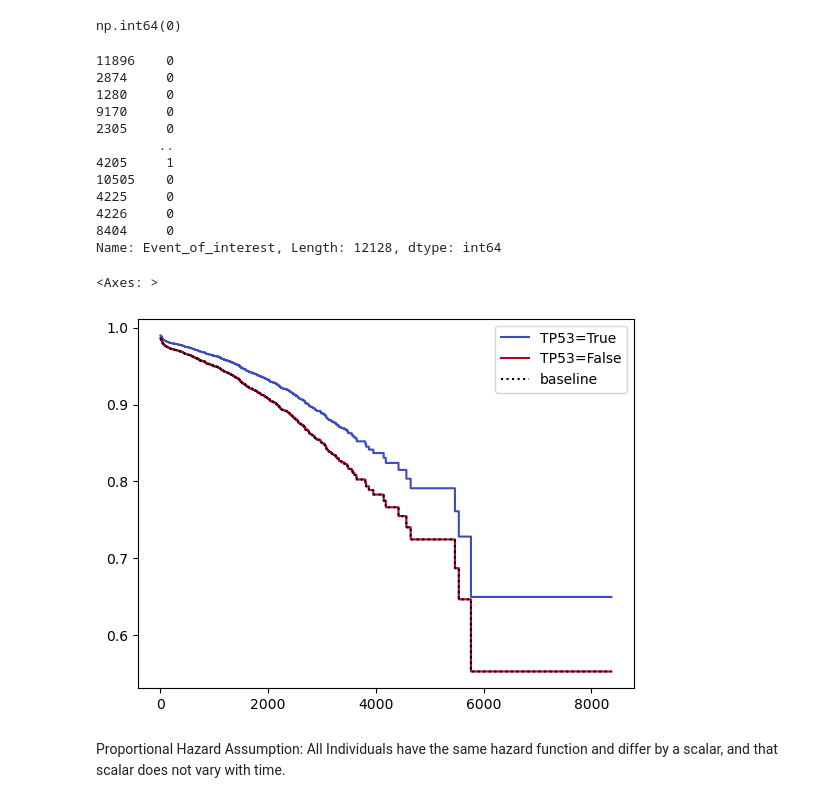
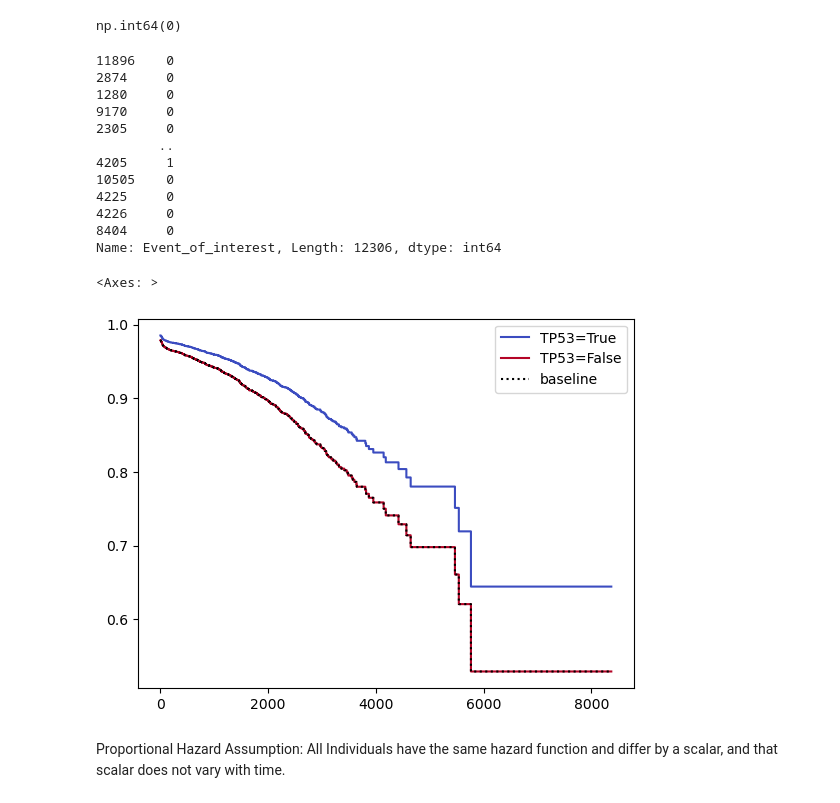
Before and after one commit to Roseille/SurvivalAnalyses, a Jupyter notebook: sample.ipynb, the cells around one changed output. Cells and saved outputs as stored; diff of their text form; code cells hidden in the pictures.

```diff
--- a/sample.ipynb
+++ b/sample.ipynb
@@ -22,9 +22,9 @@ df['SAMPLE_ID'].duplicated().sum()
 np.int64(0)
 # %%
 #If time is negative, set it to 0.
-#sorted_df.loc[sorted_df['DT_SECONDCANCER_DEATH']<0, 'DT_SECONDCANCER_DEATH'] = 0
+sorted_df.loc[sorted_df['DT_SECONDCANCER_DEATH']<0, 'DT_SECONDCANCER_DEATH'] = 0
 #DT_SECONDCANCER_DEATH is Last Date - Start Date, is start date when the patient was diagnosed cancer free from the primary lung cancer and then we're tracking how long it takes for the patient to die or develop second primary lung cancer or is lost to follow up, or is start date the day the patient was diagnosed with the first cancer? The former makes more sense, so I'm assuming the data is left censored and instead of just setting those dates to 0, I'll remove  them.
-sorted_df = sorted_df.loc[(sorted_df['DT_SECONDCANCER_DEATH']>=0).values]
+#sorted_df = sorted_df.loc[(sorted_df['DT_SECONDCANCER_DEATH']>=0).values]
 # %%
 #If we only want 1 to represent the observed effect
 sorted_df['Event_of_interest'] =(sorted_df['ENDPT_SECONDCANCER_DEATH'] == 1).astype(int)
@@ -41,16 +41,16 @@ sorted_df['Event_of_interest']
 4225     0
 4226     0
 8404     0
-Name: Event_of_interest, Length: 12128, dtype: int64
+Name: Event_of_interest, Length: 12306, dtype: int64
 # %%
 #Filter the df so that I don't get a value error because of the text columns...
-cph_df = sorted_df[['DT_SECONDCANCER_DEATH', 'Event_of_interest', 'TP53', 'CURRENT_AGE_DEID', 'KRAS', 'EGFR', 'ALK', 'BRAF', 'ROS1', 'MET']]
+cph_df = sorted_df[['DT_SECONDCANCER_DEATH', 'Event_of_interest', 'TP53', 'CURRENT_AGE_DEID', 'KRAS', 'EGFR', 'ALK', 'BRAF', 'ROS1', 'MET', 'ENDPT_SECONDCANCER_DEATH']]
 cph = CoxPHFitter()
 cph.fit(cph_df, duration_col = 'DT_SECONDCANCER_DEATH', event_col = 'Event_of_interest')
 cph.plot_partial_effects_on_outcome(covariates='TP53', values=[True, False], cmap='coolwarm')
 # %% [output]
 <Axes: >
-[figure, old version]
+[figure, new version]
 # %% [markdown]
 Proportional Hazard Assumption: All Individuals have the same hazard function and differ by a scalar, and that scalar does not vary with time.
 # %%
```
Also changed, not shown: parts of 9 cells of this notebook.
